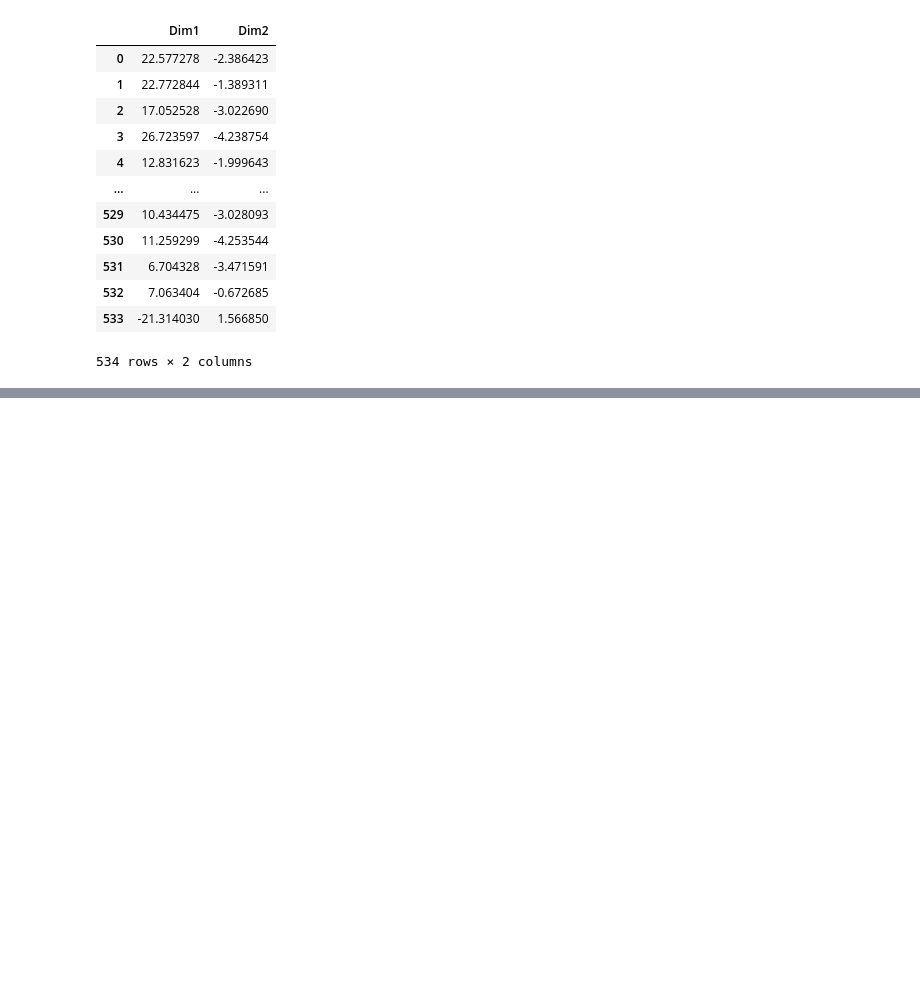
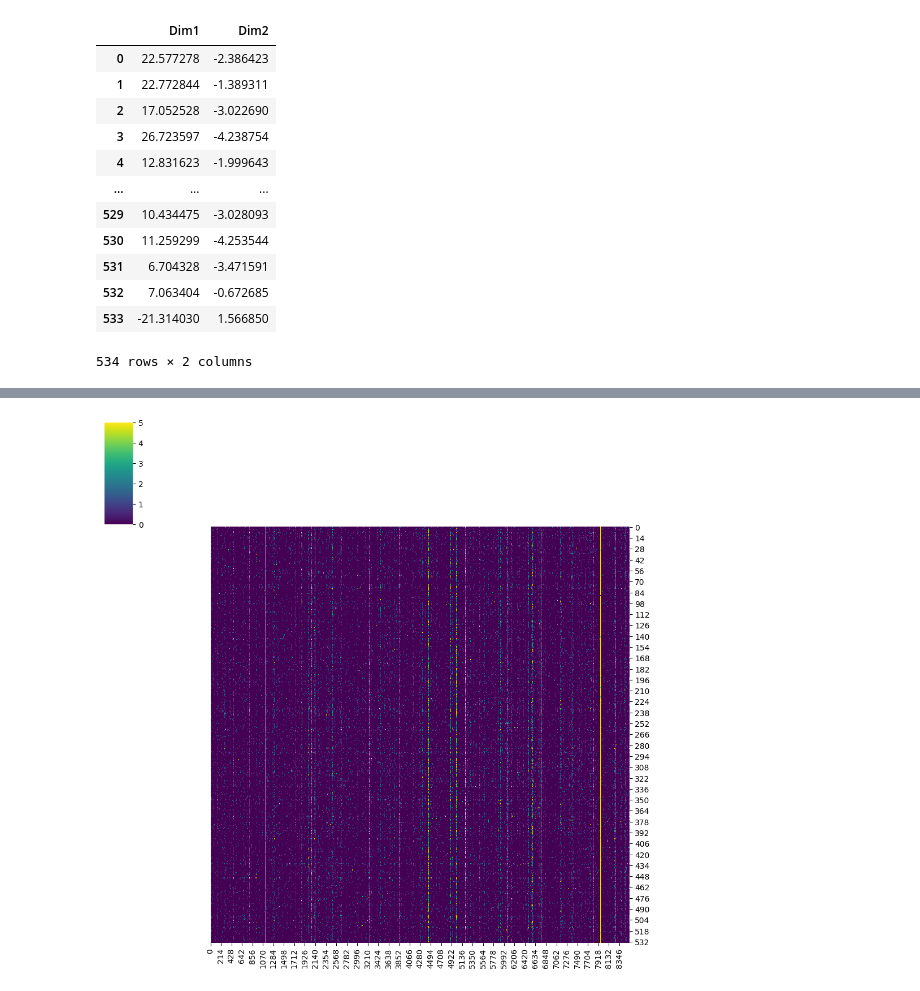
Before and after one commit to cdkostov/crazy-insane-research, a Jupyter notebook: AJDandKNN.ipynb, the cells around one changed output, grey strips where cells are left out. Drawn from its saved outputs; the diff is of its cells as text; code cells hidden in the pictures; blank space fills up the shorter version.

```diff
--- a/AJDandKNN.ipynb
+++ b/AJDandKNN.ipynb
@@ -178,0 +266,2 @@ plt.show()
+# %%
+adata_final = sc.read_h5ad('Individual3_RAA_R1.h5ad')
@@ -178,0 +272,4 @@ plt.show()
+# %%
+sc.pl.clustermap(adata_final, vmin=0, vmax=5, row_cluster=False, col_cluster=False, cmap='viridis')
+# %% [output]
+[figure, added]
```
Also changed, not shown: parts of 55 cells of this notebook.
